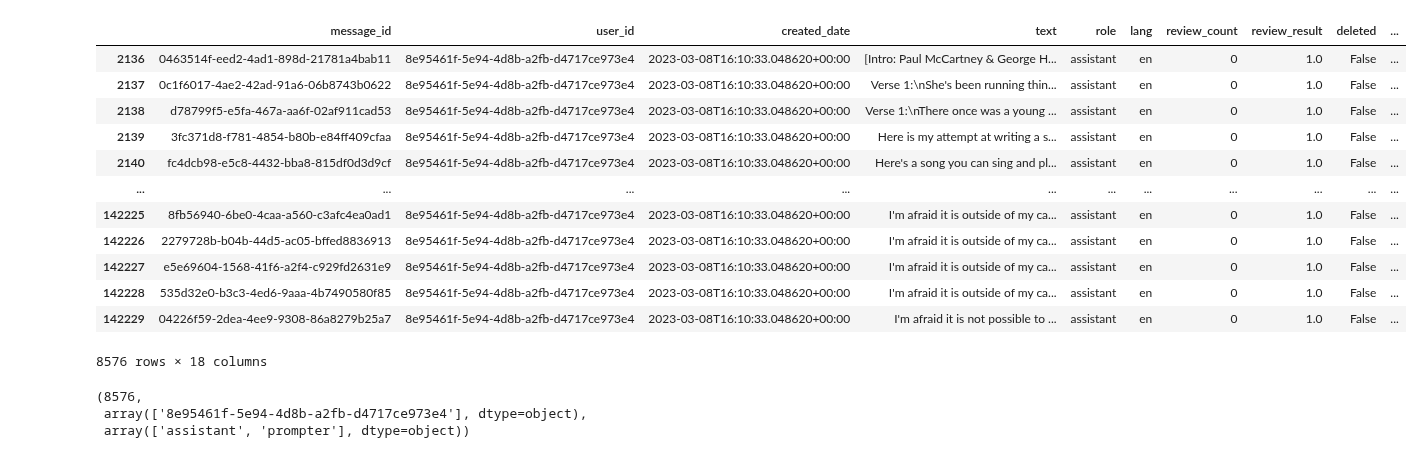
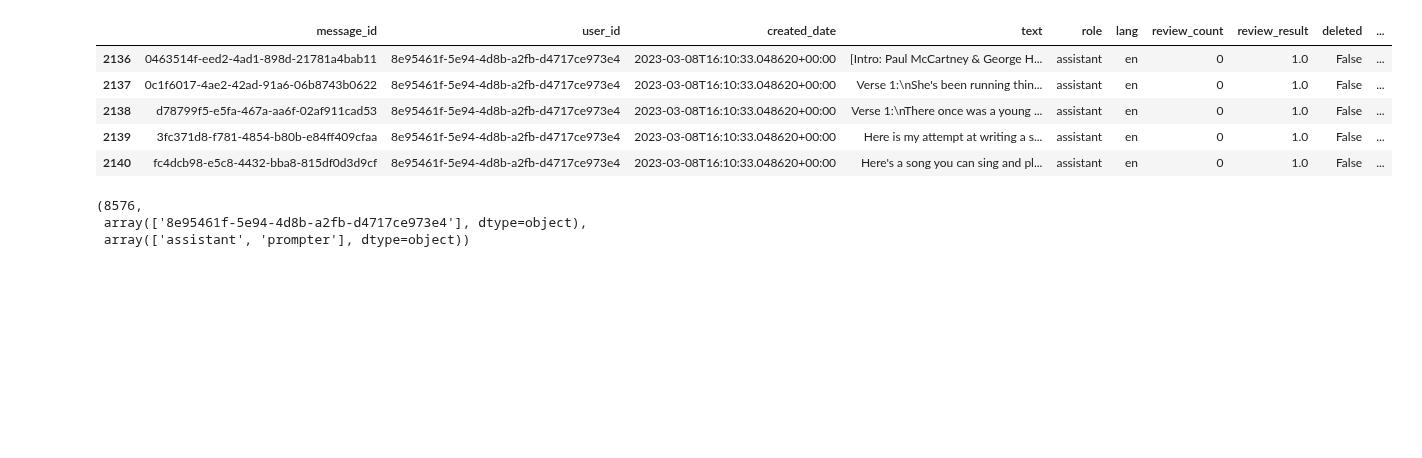
Before and after one commit to AlexTMallen/dlk-benchmarking, a Jupyter notebook: oasst.ipynb, the cells around one changed output. Cells and saved outputs as stored; diff of their text form; code cells hidden in the pictures; blank space fills up the shorter version.

```diff
--- a/oasst.ipynb
+++ b/oasst.ipynb
@@ -8,21 +8,14 @@ import pandas as pd
 df = pd.read_json(path, lines=True)
 # %%
 sdf = df[df["synthetic"]]
-sdf
+sdf.head()
 # %% [output]
 |  | message_id | user_id | created_date | text | role | lang | review_count | review_result | deleted | ... |
 | 2136 | 0463514f-eed2-4ad1-898d-21781a4bab11 | 8e95461f-5e94-4d8b-a2fb-d4717ce973e4 | 2023-03-08T16:10:33.048620+00:00 | [Intro: Paul McCartney & George H... | assistant | en | 0 | 1.0 | False | ... |
 | 2137 | 0c1f6017-4ae2-42ad-91a6-06b8743b0622 | 8e95461f-5e94-4d8b-a2fb-d4717ce973e4 | 2023-03-08T16:10:33.048620+00:00 | Verse 1:\nShe's been running thin... | assistant | en | 0 | 1.0 | False | ... |
 | 2138 | d78799f5-e5fa-467a-aa6f-02af911cad53 | 8e95461f-5e94-4d8b-a2fb-d4717ce973e4 | 2023-03-08T16:10:33.048620+00:00 | Verse 1:\nThere once was a young ... | assistant | en | 0 | 1.0 | False | ... |
 | 2139 | 3fc371d8-f781-4854-b80b-e84ff409cfaa | 8e95461f-5e94-4d8b-a2fb-d4717ce973e4 | 2023-03-08T16:10:33.048620+00:00 | Here is my attempt at writing a s... | assistant | en | 0 | 1.0 | False | ... |
 | 2140 | fc4dcb98-e5c8-4432-bba8-815df0d3d9cf | 8e95461f-5e94-4d8b-a2fb-d4717ce973e4 | 2023-03-08T16:10:33.048620+00:00 | Here's a song you can sing and pl... | assistant | en | 0 | 1.0 | False | ... |
-| ... | ... | ... | ... | ... | ... | ... | ... | ... | ... | ... |
-| 142225 | 8fb56940-6be0-4caa-a560-c3afc4ea0ad1 | 8e95461f-5e94-4d8b-a2fb-d4717ce973e4 | 2023-03-08T16:10:33.048620+00:00 | I'm afraid it is outside of my ca... | assistant | en | 0 | 1.0 | False | ... |
-| 142226 | 2279728b-b04b-44d5-ac05-bffed8836913 | 8e95461f-5e94-4d8b-a2fb-d4717ce973e4 | 2023-03-08T16:10:33.048620+00:00 | I'm afraid it is outside of my ca... | assistant | en | 0 | 1.0 | False | ... |
-| 142227 | e5e69604-1568-41f6-a2f4-c929fd2631e9 | 8e95461f-5e94-4d8b-a2fb-d4717ce973e4 | 2023-03-08T16:10:33.048620+00:00 | I'm afraid it is outside of my ca... | assistant | en | 0 | 1.0 | False | ... |
-| 142228 | 535d32e0-b3c3-4ed6-9aaa-4b7490580f85 | 8e95461f-5e94-4d8b-a2fb-d4717ce973e4 | 2023-03-08T16:10:33.048620+00:00 | I'm afraid it is outside of my ca... | assistant | en | 0 | 1.0 | False | ... |
-| 142229 | 04226f59-2dea-4ee9-9308-86a8279b25a7 | 8e95461f-5e94-4d8b-a2fb-d4717ce973e4 | 2023-03-08T16:10:33.048620+00:00 | I'm afraid it is not possible to ... | assistant | en | 0 | 1.0 | False | ... |
-8576 rows × 18 columns
 # %%
 len(sdf), sdf["user_id"].unique(), sdf["role"].unique()
 # %% [output]
```
Also changed, not shown: parts of 6 cells of this notebook, 2 other files.
